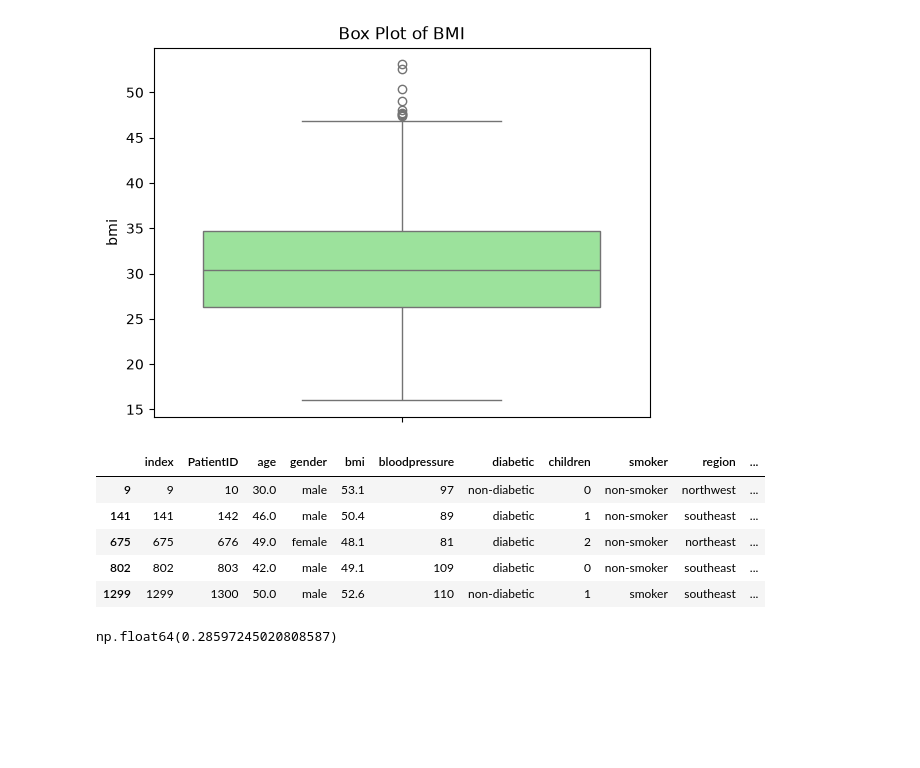
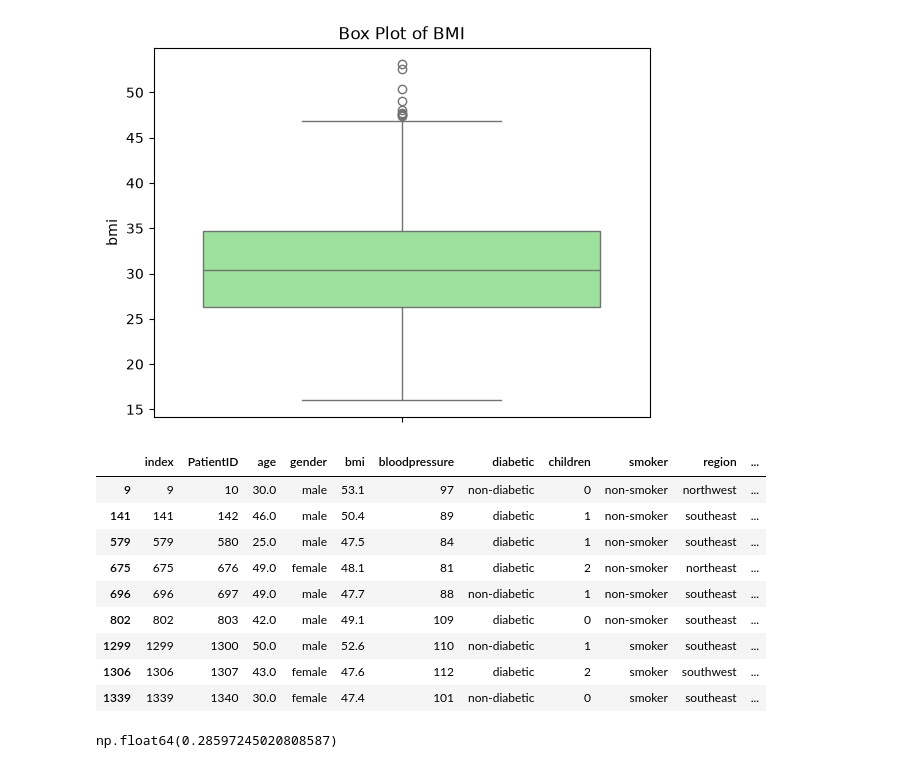
Before and after one commit to muhammad-saad-2006/ai-learning, a Jupyter notebook: eda/insurance-claim.ipynb, the cells around one changed output. Drawn from its saved outputs; the diff is of its cells as text; code cells hidden in the pictures; blank space fills up the shorter version.

```diff
--- a/eda/insurance-claim.ipynb
+++ b/eda/insurance-claim.ipynb
@@ -267,14 +272,18 @@ plt.show()
 # %% [output]
 [figure]
 # %%
-df[df['bmi'] > 48]
+df[df['bmi'] > 47]
 # %% [output]
 |  | index | PatientID | age | gender | bmi | bloodpressure | diabetic | children | smoker | region | ... |
 | 9 | 9 | 10 | 30.0 | male | 53.1 | 97 | non-diabetic | 0 | non-smoker | northwest | ... |
 | 141 | 141 | 142 | 46.0 | male | 50.4 | 89 | diabetic | 1 | non-smoker | southeast | ... |
+| 579 | 579 | 580 | 25.0 | male | 47.5 | 84 | diabetic | 1 | non-smoker | southeast | ... |
 | 675 | 675 | 676 | 49.0 | female | 48.1 | 81 | diabetic | 2 | non-smoker | northeast | ... |
+| 696 | 696 | 697 | 49.0 | male | 47.7 | 88 | non-diabetic | 1 | non-smoker | southeast | ... |
 | 802 | 802 | 803 | 42.0 | male | 49.1 | 109 | diabetic | 0 | non-smoker | southeast | ... |
 | 1299 | 1299 | 1300 | 50.0 | male | 52.6 | 110 | non-diabetic | 1 | smoker | southeast | ... |
+| 1306 | 1306 | 1307 | 43.0 | female | 47.6 | 112 | diabetic | 2 | smoker | southwest | ... |
+| 1339 | 1339 | 1340 | 30.0 | female | 47.4 | 101 | non-diabetic | 0 | smoker | southeast | ... |
 # %%
 df['bmi'].skew()
 # %% [output]
```
Also changed, not shown: parts of 31 cells of this notebook.
